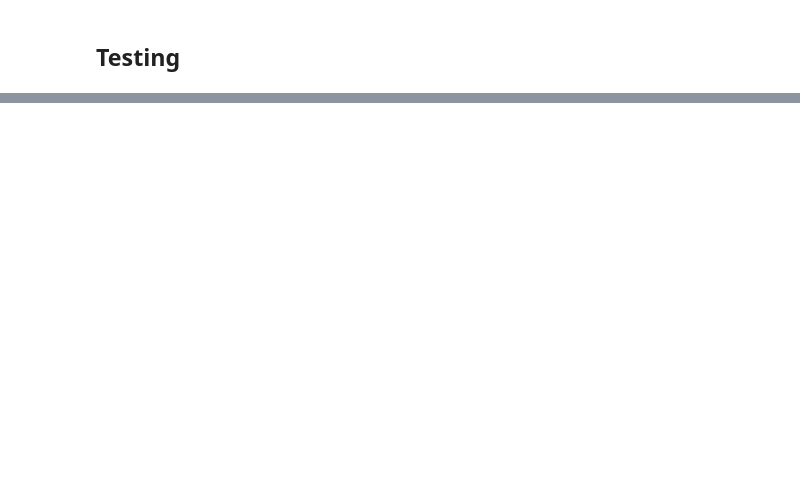
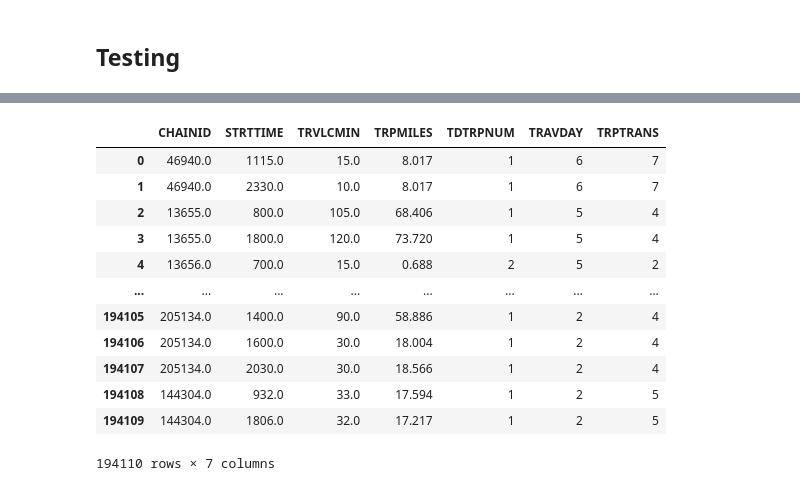
Before and after one commit to zackAemmer/generative_synthesis, a Jupyter notebook: trip_synthesizer.ipynb, the cells around one changed output, grey strips where cells are left out. Cells and saved outputs as stored; diff of their text form; code cells hidden in the pictures; blank space fills up the shorter version.

```diff
--- a/trip_synthesizer.ipynb
+++ b/trip_synthesizer.ipynb
@@ -520,0 +474,16 @@ for col_idx in range(CAT_IDX, MANIFEST_DIM):
+# %%
+train_df
+# %% [output]
+|  | CHAINID | STRTTIME | TRVLCMIN | TRPMILES | TDTRPNUM | TRAVDAY | TRPTRANS |
+| 0 | 46940.0 | 1115.0 | 15.0 | 8.017 | 1 | 6 | 7 |
+| 1 | 46940.0 | 2330.0 | 10.0 | 8.017 | 1 | 6 | 7 |
+| 2 | 13655.0 | 800.0 | 105.0 | 68.406 | 1 | 5 | 4 |
+| 3 | 13655.0 | 1800.0 | 120.0 | 73.720 | 1 | 5 | 4 |
+| 4 | 13656.0 | 700.0 | 15.0 | 0.688 | 2 | 5 | 2 |
+| ... | ... | ... | ... | ... | ... | ... | ... |
+| 194105 | 205134.0 | 1400.0 | 90.0 | 58.886 | 1 | 2 | 4 |
+| 194106 | 205134.0 | 1600.0 | 30.0 | 18.004 | 1 | 2 | 4 |
+| 194107 | 205134.0 | 2030.0 | 30.0 | 18.566 | 1 | 2 | 4 |
+| 194108 | 144304.0 | 932.0 | 33.0 | 17.594 | 1 | 2 | 5 |
+| 194109 | 144304.0 | 1806.0 | 32.0 | 17.217 | 1 | 2 | 5 |
+194110 rows × 7 columns
```
Also changed, not shown: parts of 28 cells of this notebook, 3 other files.
